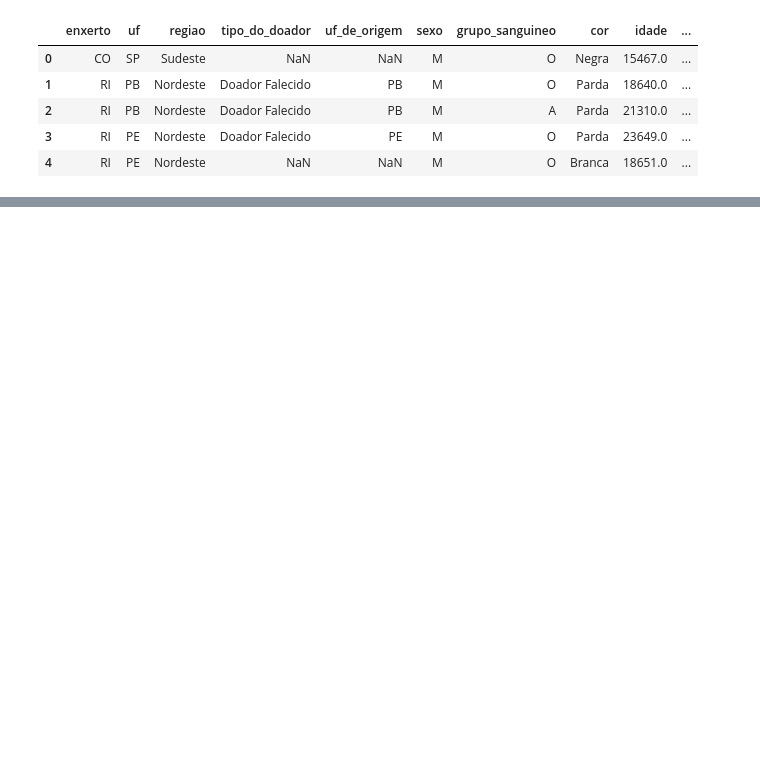
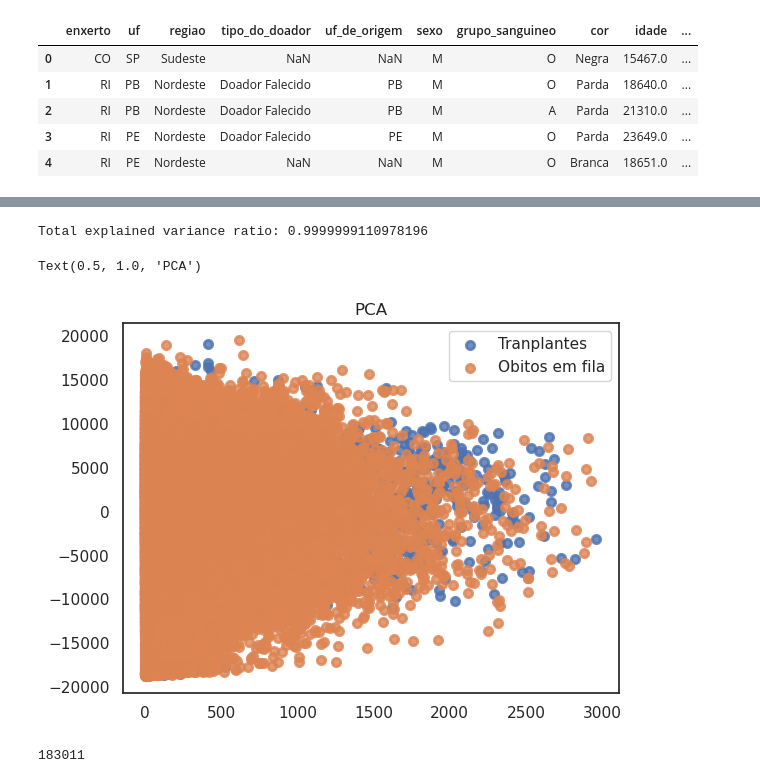
Before and after one commit to Esterci/SNT_table_study, a Jupyter notebook: machine_learning/pre_processamento.ipynb, the cells around one changed output, grey strips where cells are left out. Saved outputs shown, nothing was run; the diff lists cells and outputs as text; code cells hidden in the pictures; blank space fills up the shorter version.

Commit message:
inputed data

```diff
--- a/machine_learning/pre_processamento.ipynb
+++ b/machine_learning/pre_processamento.ipynb
@@ -99,0 +235,39 @@ memory usage: 1.1+ GB
+# %%
+from sklearn.decomposition import PCA
+
+X = df_treated.drop(columns=['delta_t', 'obito_bin', 'transplante_bin'])
+y = df_treated.delta_t
+
+pca = PCA(n_components=1)
+X_r = pca.fit(X).transform(X)
+
+print(
+    "Total explained variance ratio: %s"
+    % str(sum(pca.explained_variance_ratio_))
+)
+
+target_names = ["Óbito em fila", "Transplante"]
+lw = 2
+
+plt.scatter(
+    y[df_treated['transplante_bin'] == 0],
+    X_r[df_treated['transplante_bin'] == 0],
+    alpha=0.8,
+    lw=lw,
+    label="Tranplantes",
+)
+
+plt.scatter(
+    y[df_treated['transplante_bin'] == 1],
+    X_r[df_treated['transplante_bin'] == 1],
+    alpha=0.8,
+    lw=lw,
+    label="Obitos em fila",
+)
+
+plt.legend(loc="best", shadow=False, scatterpoints=1)
+plt.title("PCA")
+# %% [output]
+Total explained variance ratio: 0.9999999110978196
+Text(0.5, 1.0, 'PCA')
+[figure, added]
@@ -99,0 +283,4 @@ memory usage: 1.1+ GB
+# %%
+len(df_bin_input)
+# %% [output]
+183011
```
Also changed, not shown: parts of 19 cells of this notebook, 1 other file.
